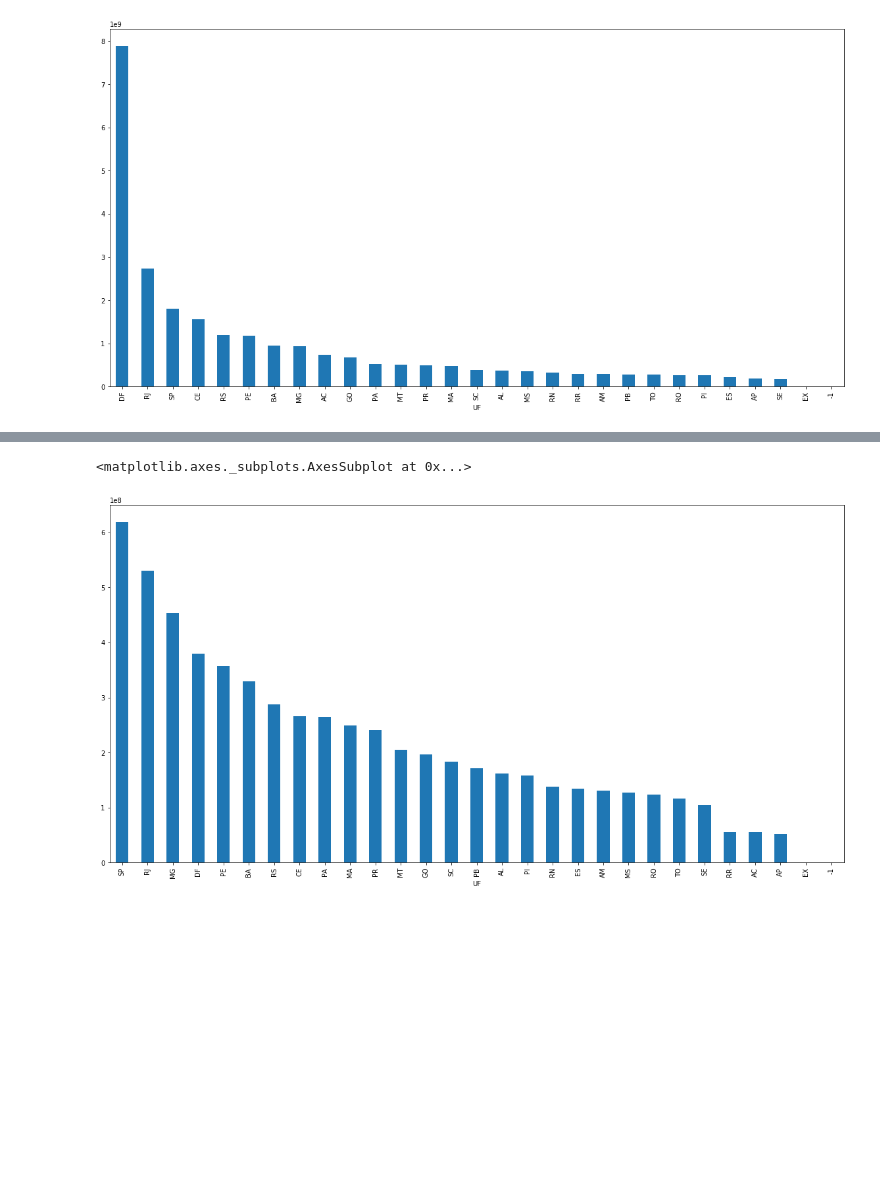
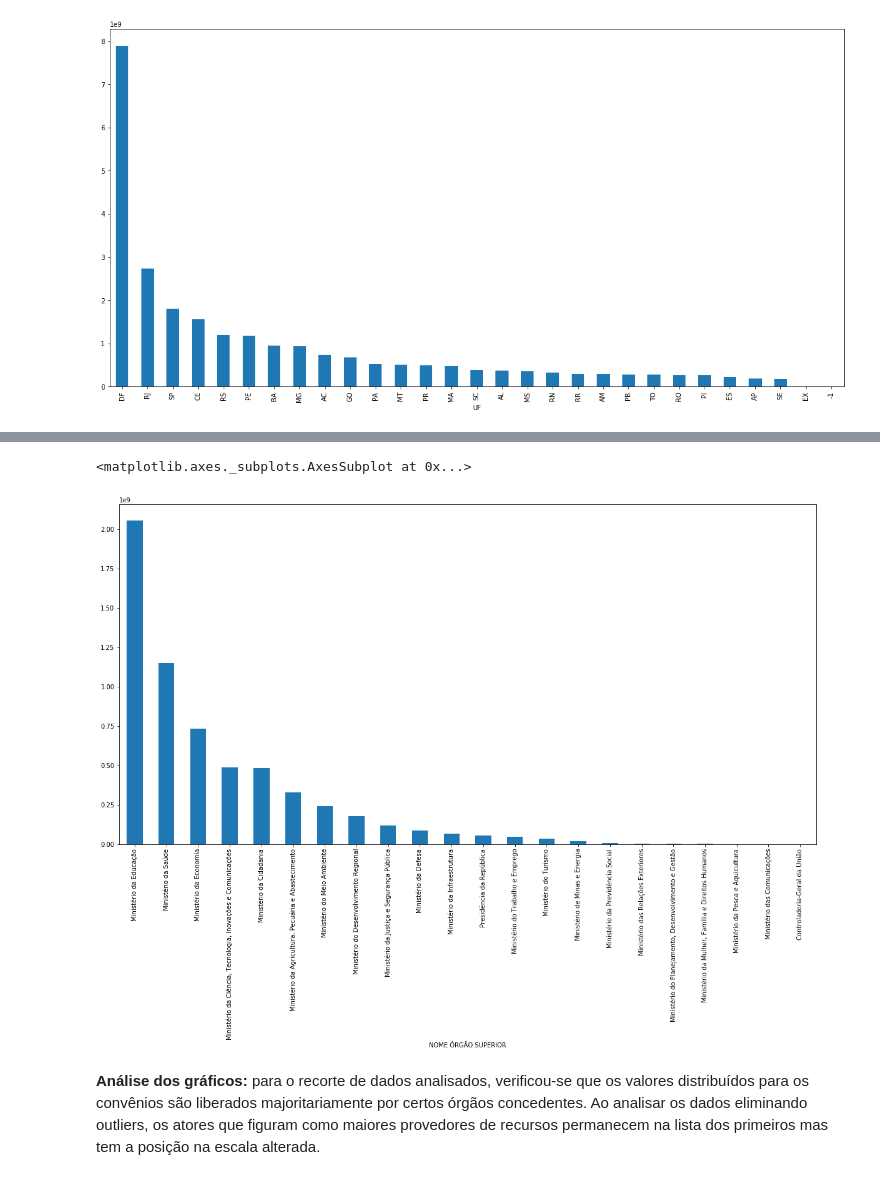
Before and after one commit to viviannemedeiros/dataScience, a Jupyter notebook: convenios.ipynb, the cells around one changed output, grey strips where cells are left out. Saved outputs shown, nothing was run; the diff lists cells and outputs as text; code cells hidden in the pictures; blank space fills up the shorter version.

```diff
--- a/convenios.ipynb
+++ b/convenios.ipynb
@@ -264,3 +264,6 @@ print((convenios['VALOR CONVÊNIO'] == 0).sum())
 convenios = convenios.drop(['TIPO INSTRUMENTO'], axis=1)
 # Também decidiu-se remover as instâncias inválidas cujo VALOR CONVÊNIO = 0
 convenios = convenios[(convenios['VALOR CONVÊNIO'] > 0)]
+# Por fim, removeu-se as instâncias com UF inválidas
+convenios = convenios.loc[(convenios['UF'] != "-1")]
+convenios = convenios.loc[(convenios['UF'] != "EX")]
@@ -428,7 +504,9 @@ conveniosLimpos.groupby(['UF'])['VALOR CONVÊNIO'].sum().sort_values(ascending=F
 # %%
 # Gráfico removendo os outliers com método de Tukey
-conveniosLimposTukey.groupby(['UF'])['VALOR CONVÊNIO'].sum().sort_values(ascending=False).plot.bar(figsize=(20,10))
+conveniosLimposTukey.groupby(['NOME ÓRGÃO SUPERIOR'])['VALOR CONVÊNIO'].sum().sort_values(ascending=False).plot.bar(figsize=(20,10))
 # %% [output]
 <matplotlib.axes._subplots.AxesSubplot at 0x...>
-[figure, old version]
+[figure, new version]
+# %% [markdown]
+**Análise dos gráficos:** para o recorte de dados analisados, verificou-se que os valores distribuídos para os convênios são liberados majoritariamente por  certos órgãos concedentes. Ao analisar os dados eliminando outliers, os atores que figuram como maiores provedores de recursos permanecem na lista dos primeiros mas tem a posição na escala alterada.
 # %%
```
Also changed, not shown: parts of 27 cells of this notebook.
